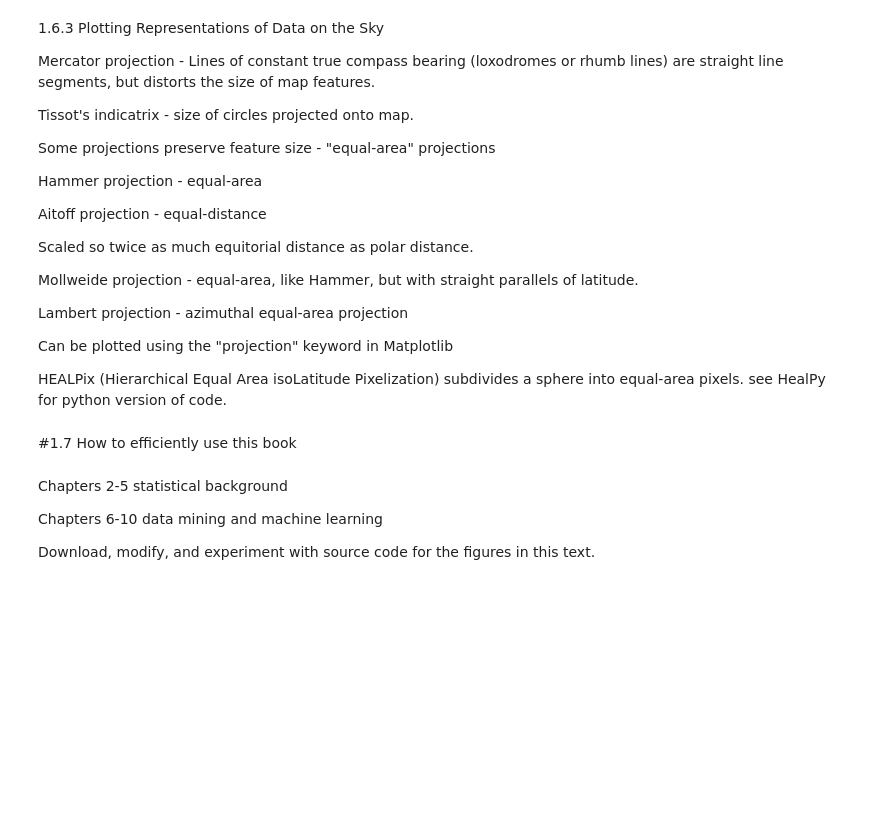
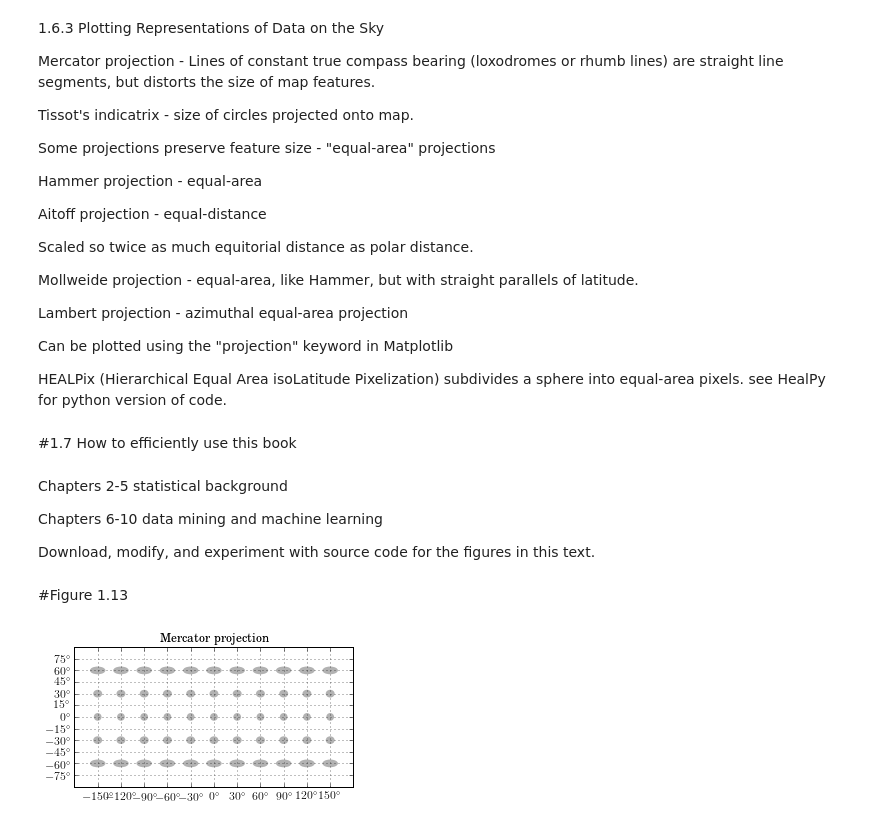
Before and after one commit to kdhiner/KAstroML, a Jupyter notebook: Chapter 1.ipynb, the cells around one changed output. Drawn from its saved outputs; the diff is of its cells as text; code cells hidden in the pictures; blank space fills up the shorter version.

Commit message:
added Figures 1.13-1.15

```diff
--- a/Chapter 1.ipynb
+++ b/Chapter 1.ipynb
@@ -396,3 +396,58 @@ Chapters 2-5 statistical background
 Chapters 6-10 data mining and machine learning
 
 Download, modify, and experiment with source code for the figures in this text.
+# %% [markdown]
+#Figure 1.13
+# %%
+# Author: Jake VanderPlas
+# License: BSD
+#   The figure produced by this code is published in the textbook
+#   "Statistics, Data Mining, and Machine Learning in Astronomy" (2013)
+#   For more information, see http://astroML.github.com
+#   To report a bug or issue, use the following forum:
+#    https://groups.google.com/forum/#!forum/astroml-general
+import numpy as np
+from matplotlib import pyplot as plt
+from astroML.plotting import plot_tissot_ellipse
+
+#----------------------------------------------------------------------
+# This function adjusts matplotlib settings for a uniform feel in the textbook.
+# Note that with usetex=True, fonts are rendered with LaTeX.  This may
+# result in an error if LaTeX is not installed on your system.  In that case,
+# you can set usetex to False.
+from astroML.plotting import setup_text_plots
+setup_text_plots(fontsize=12, usetex=True)
+
+
+#------------------------------------------------------------
+# generate a latitude/longitude grid
+circ_long = np.linspace(-np.pi, np.pi, 13)[1:-1]
+circ_lat = np.linspace(-np.pi / 2, np.pi / 2, 7)[1:-1]
+radius = 10 * np.pi / 180.
+
+
+
+#------------------------------------------------------------
+# plot Mercator projection: we need to set this up manually
+def mercator_axes():
+    ax = plt.axes(aspect=1.0)
+    ax.set_xticks(np.pi / 6 * np.linspace(-5, 5, 11))
+    ax.set_yticks(np.pi / 12 * np.linspace(-5, 5, 11))
+    for axy in (ax.xaxis, ax.yaxis):
+        axy.set_major_formatter(plt.FuncFormatter(lambda s, a: r'$%i^\circ$'
+                                                  % np.round(s * 180 / np.pi)))
+    ax.set_xlim(-np.pi, np.pi)
+    ax.set_ylim(-np.pi / 2, np.pi / 2)
+
+    return ax
+
+plt.figure(figsize=(5, 3.75))
+ax = mercator_axes()
+ax.grid(True)
+plot_tissot_ellipse(circ_long[:, None], circ_lat, radius,
+                    ax=ax, fc='k', alpha=0.3, lw=0)
+ax.set_title('Mercator projection')
+
+plt.show()
+# %% [output]
+[figure, added]
```
Also changed, not shown: parts of 4 cells of this notebook.
